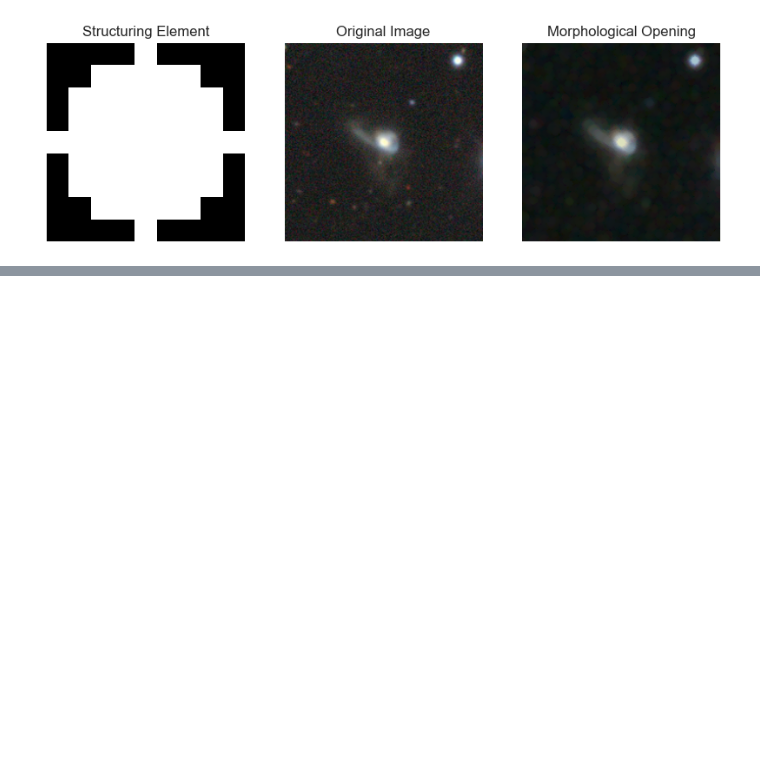
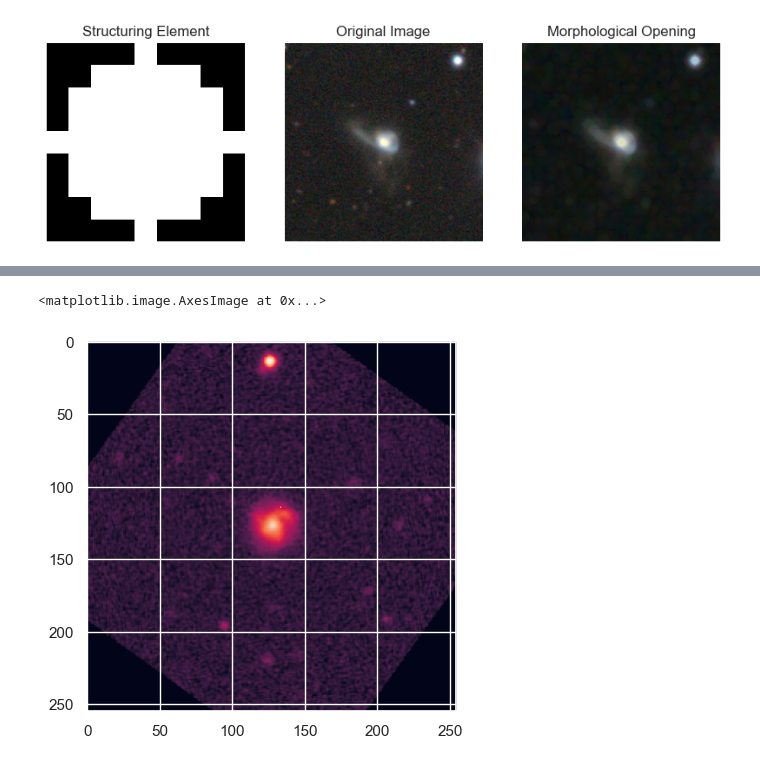
Before and after one commit to snehjp2/GCNNMorphology, a Jupyter notebook: src/notebooks/loading_data.ipynb, the cells around one changed output, grey strips where cells are left out. Cells and saved outputs as stored; diff of their text form; code cells hidden in the pictures; blank space fills up the shorter version.

```diff
--- a/src/notebooks/loading_data.ipynb
+++ b/src/notebooks/loading_data.ipynb
@@ -155,0 +253,5 @@ f.close()
+# %%
+plt.imshow(imgs[97])
+# %% [output]
+<matplotlib.image.AxesImage at 0x...>
+[figure, added]
```
Also changed, not shown: parts of 8 cells of this notebook.
